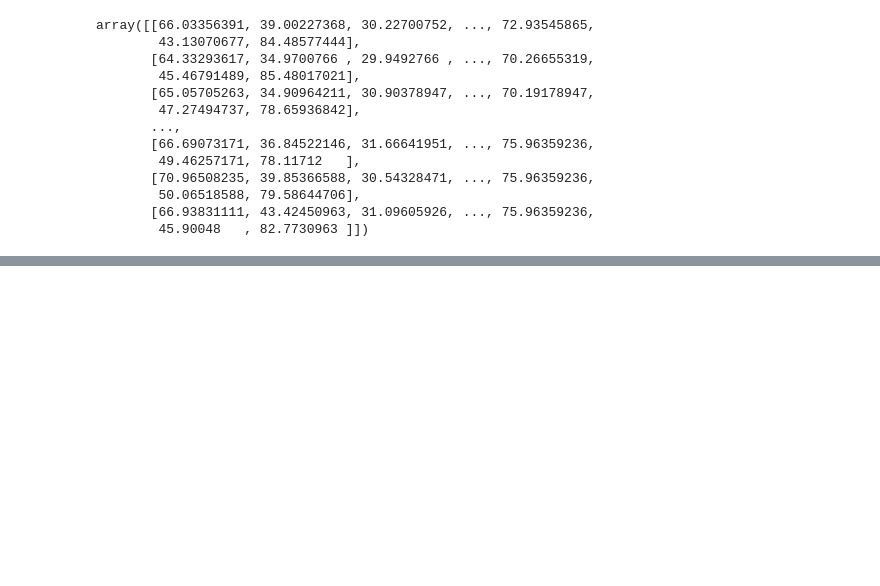
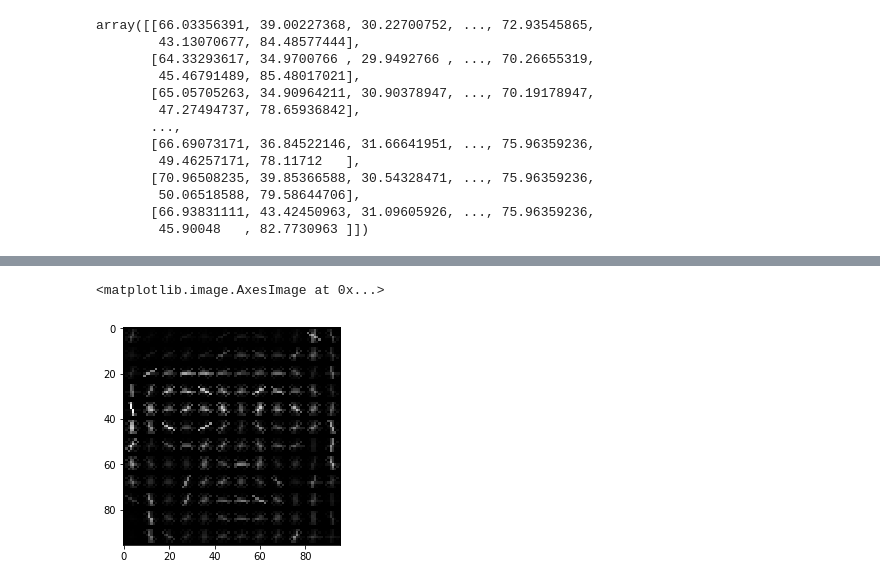
Before and after one commit to Midren/Caricature_maker, a Jupyter notebook: Untitled1.ipynb, the cells around one changed output, grey strips where cells are left out. Saved outputs shown, nothing was run; the diff lists cells and outputs as text; code cells hidden in the pictures; blank space fills up the shorter version.

```diff
--- a/Untitled1.ipynb
+++ b/Untitled1.ipynb
@@ -208,0 +190,6 @@ keypoints_show(X_train[sample_idx].reshape(96,96), y_res)
+# %%
+hog_im, image = hog(exposure.equalize_hist(X_train[sample_idx].reshape(96,96)), orientations=9, pixels_per_cell=(8, 8), cells_per_block=(1, 1), visualize=True, multichannel=False)
+plt.imshow(image, 'gray')
+# %% [output]
+<matplotlib.image.AxesImage at 0x...>
+[figure, added]
```
Also changed, not shown: parts of 18 cells of this notebook, 3 other files.
